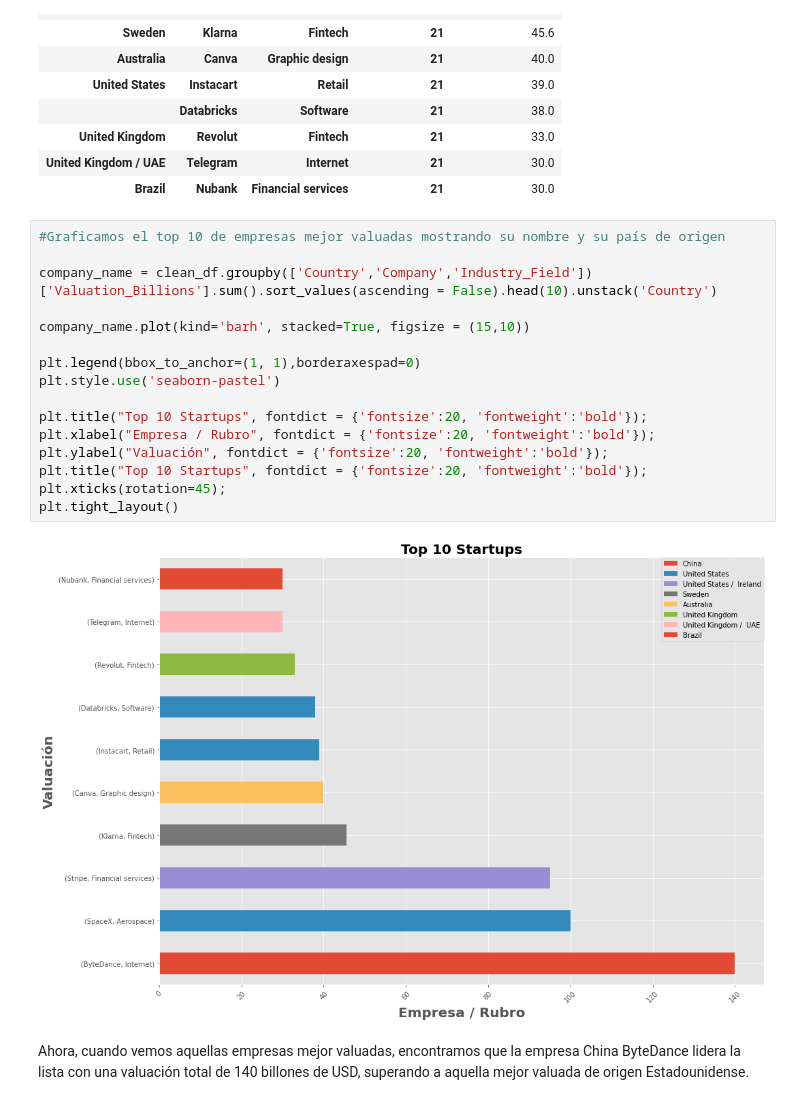
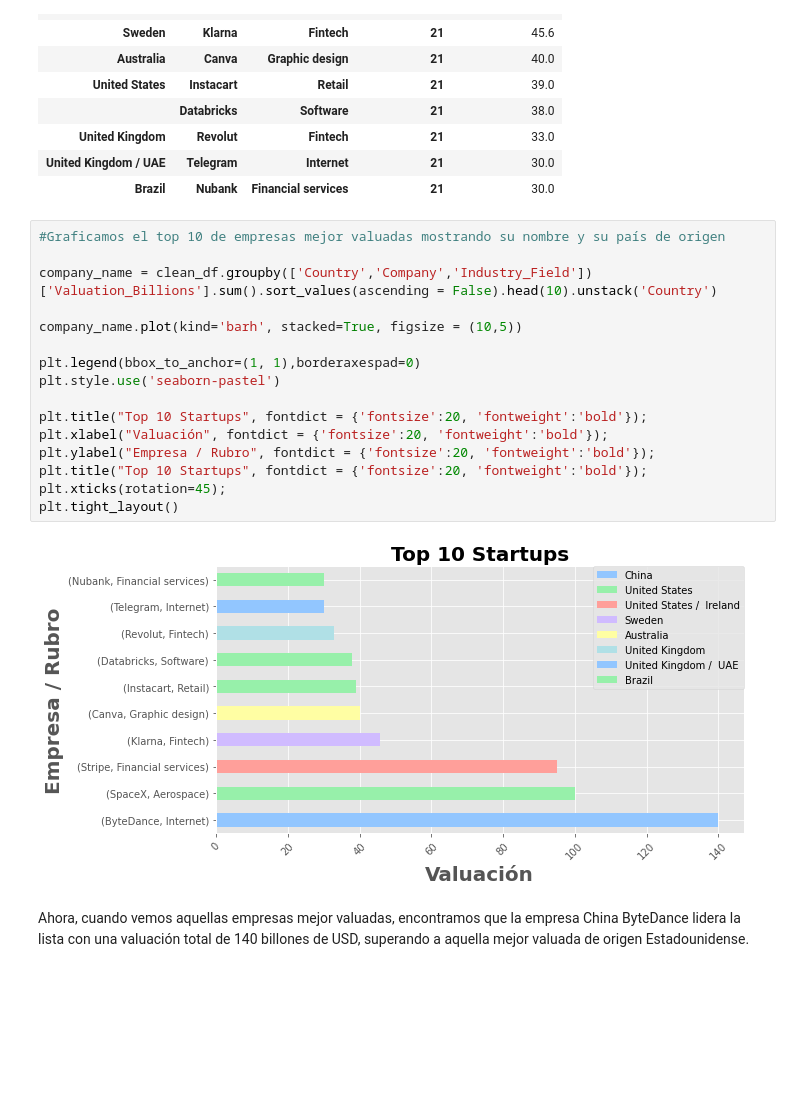
Before and after one commit to Franblar/Proyecto-Final---Startups, a Jupyter notebook: Proyecto Final Análisis de datos - Startups.ipynb, the cells around one changed output. Drawn from its saved outputs; the diff is of its cells as text; blank space fills up the shorter version.

```diff
--- a/Proyecto Final Análisis de datos - Startups.ipynb
+++ b/Proyecto Final Análisis de datos - Startups.ipynb
@@ -401,21 +397,21 @@ company_name
 # %%
 #Graficamos el top 10 de empresas mejor valuadas mostrando su nombre y su país de origen
 
 company_name = clean_df.groupby(['Country','Company','Industry_Field'])['Valuation_Billions'].sum().sort_values(ascending = False).head(10).unstack('Country')
 
-company_name.plot(kind='barh', stacked=True, figsize = (15,10))
+company_name.plot(kind='barh', stacked=True, figsize = (10,5))
 
 plt.legend(bbox_to_anchor=(1, 1),borderaxespad=0)
 plt.style.use('seaborn-pastel')
 
 plt.title("Top 10 Startups", fontdict = {'fontsize':20, 'fontweight':'bold'});
-plt.xlabel("Empresa / Rubro", fontdict = {'fontsize':20, 'fontweight':'bold'});
-plt.ylabel("Valuación", fontdict = {'fontsize':20, 'fontweight':'bold'});
+plt.xlabel("Valuación", fontdict = {'fontsize':20, 'fontweight':'bold'});
+plt.ylabel("Empresa / Rubro", fontdict = {'fontsize':20, 'fontweight':'bold'});
 plt.title("Top 10 Startups", fontdict = {'fontsize':20, 'fontweight':'bold'});
 plt.xticks(rotation=45);
 plt.tight_layout()
 # %% [output]
-[figure, old version]
+[figure, new version]
 # %% [markdown]
 Ahora, cuando vemos aquellas empresas mejor valuadas, encontramos que la empresa China ByteDance lidera la lista con una valuación total de 140 billones de USD, superando a aquella mejor valuada de origen Estadounidense.
 # %% [markdown]
```
Also changed, not shown: parts of 11 cells of this notebook, 2 other files.
